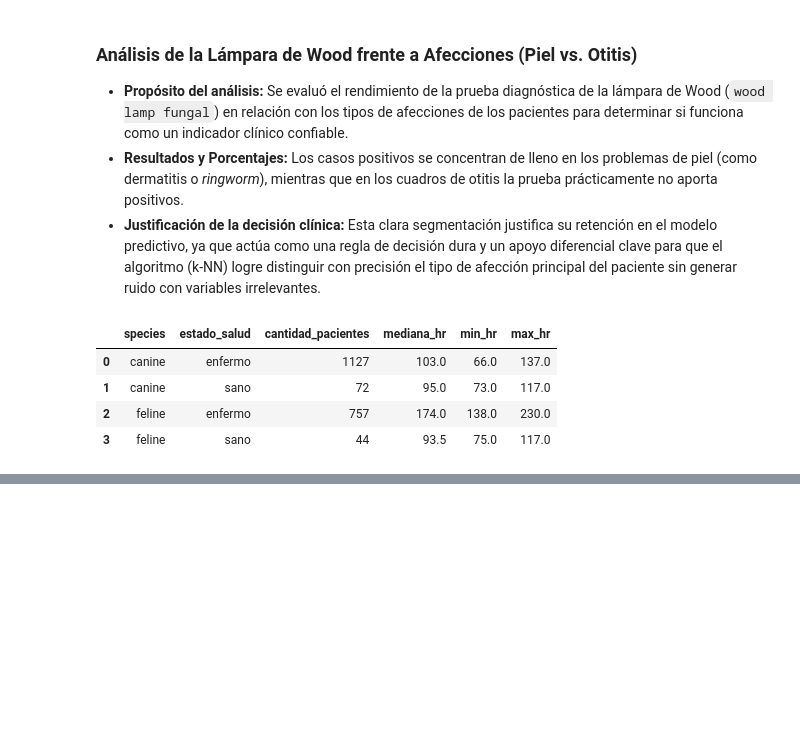
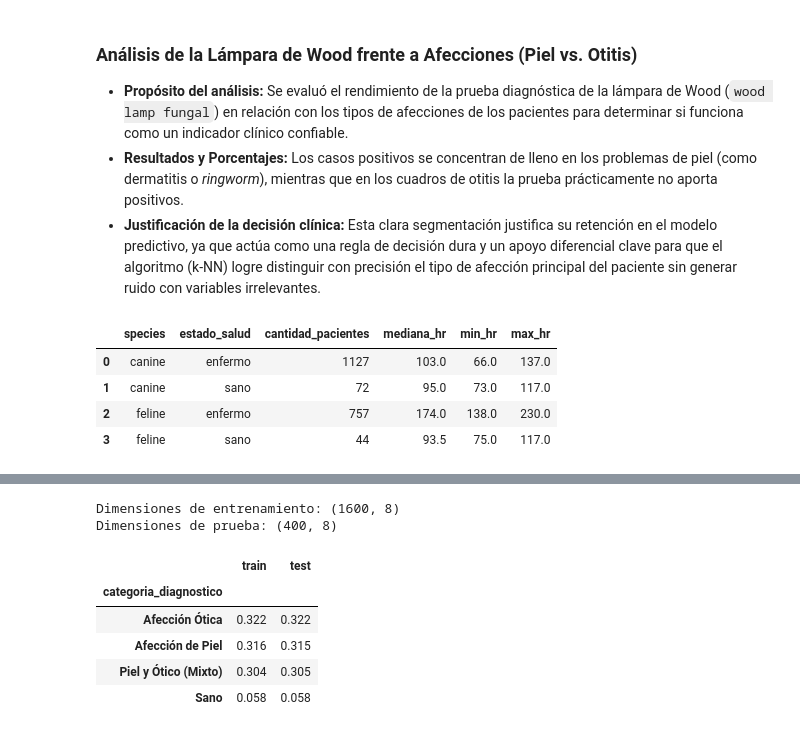
Before and after one commit to juanacebreiros2-ai/TP-PYTONH, a Jupyter notebook: pruebaDataset10.ipynb, the cells around one changed output, grey strips where cells are left out. Drawn from its saved outputs; the diff is of its cells as text; code cells hidden in the pictures; blank space fills up the shorter version.

```diff
--- a/pruebaDataset10.ipynb
+++ b/pruebaDataset10.ipynb
@@ -1217,0 +1318,28 @@ display(resumen_hr)
+# %%
+SEMILLA = 42
+
+X_train, X_test, y_train, y_test = train_test_split(
+    X,
+    y,
+    test_size=0.2,
+    random_state=SEMILLA,
+    stratify=y
+)
+
+print("Dimensiones de entrenamiento:", X_train.shape)
+print("Dimensiones de prueba:", X_test.shape)
+
+# Comparamos la distribución de las categorías en train y test
+pd.DataFrame({
+    "train": y_train.value_counts(normalize=True),
+    "test": y_test.value_counts(normalize=True)
+}).round(3)
+# %% [output]
+Dimensiones de entrenamiento: (1600, 8)
+Dimensiones de prueba: (400, 8)
+|  | train | test |
+| categoria_diagnostico |  |  |
+| Afección Ótica | 0.322 | 0.322 |
+| Afección de Piel | 0.316 | 0.315 |
+| Piel y Ótico (Mixto) | 0.304 | 0.305 |
+| Sano | 0.058 | 0.058 |
```
Also changed, not shown: parts of 28 cells of this notebook.
